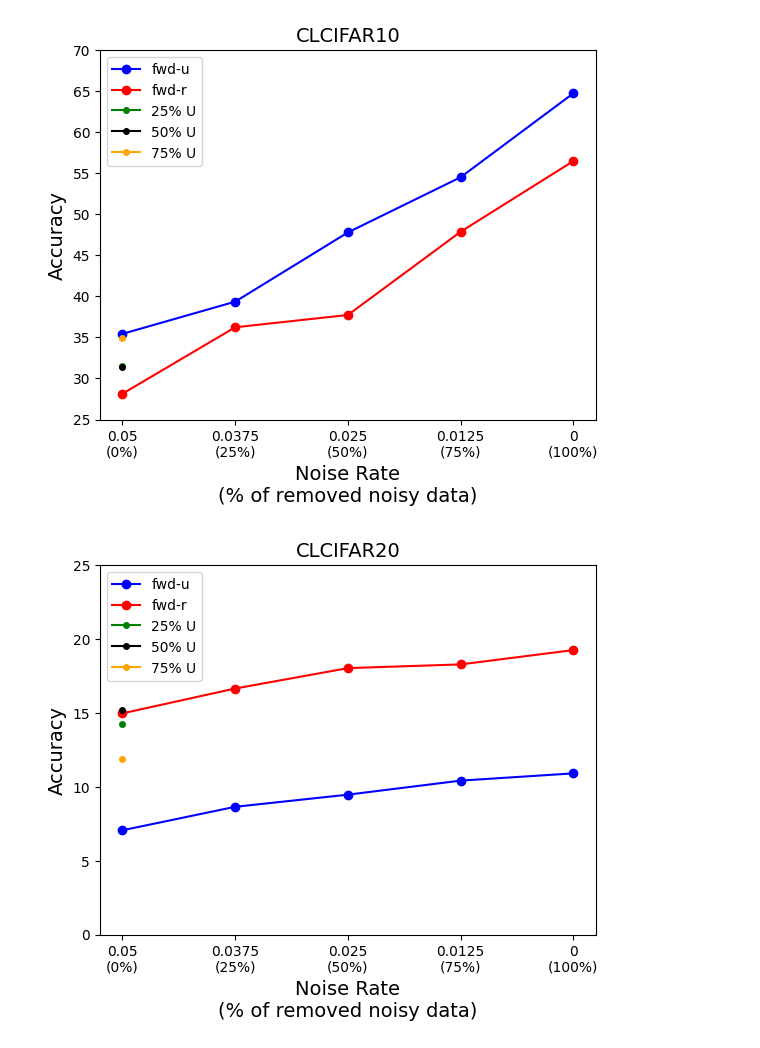
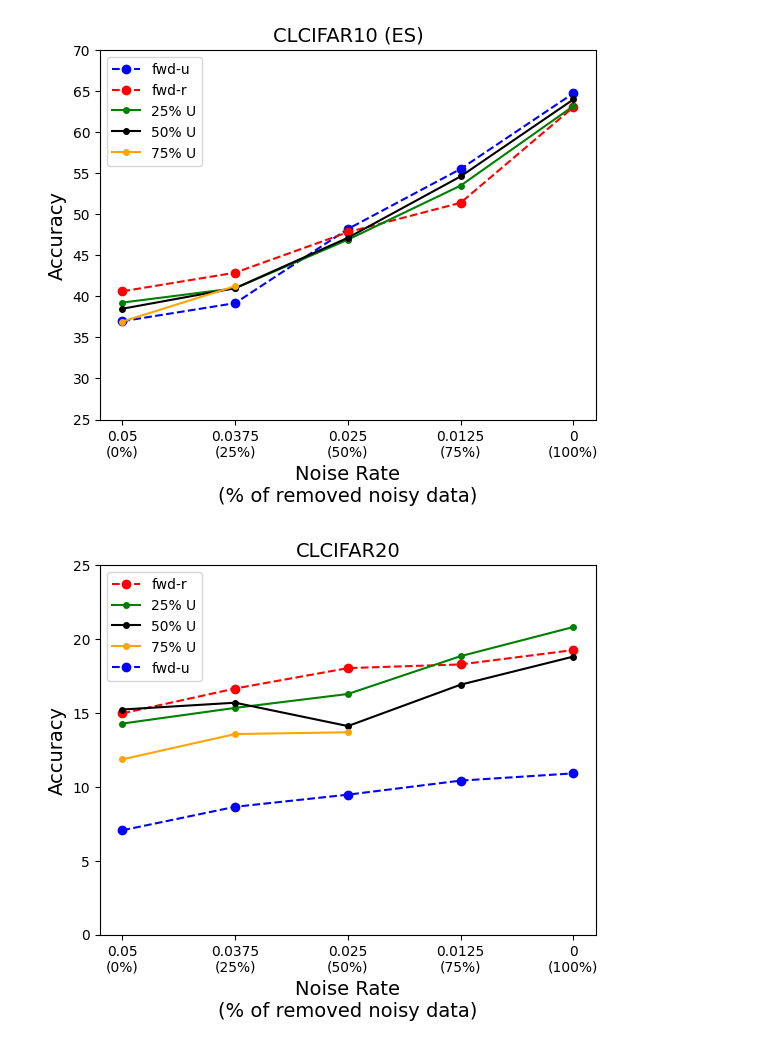
Before and after one commit to anthony-wss/cll-experiment, a Jupyter notebook: results/interpolate/analysis.ipynb, the cells around one changed output. Drawn from its saved outputs; the diff is of its cells as text; code cells hidden in the pictures.

Commit message:
clcifar-n

```diff
--- a/results/interpolate/analysis.ipynb
+++ b/results/interpolate/analysis.ipynb
@@ -91,81 +128,62 @@ clcifar20 0.75 0.1185 0.1243
 # %%
 # fwd-r, 25% U + 75% T, ..., fwd-U
-res_clcifar10 = [28.14, 31.53, 31.4, 34.87, 35.43]
-res_clcifar10_es = [40.16, 39.24, 38.49, 36.93, 36.97]
+clcifar10_alpha_0_es = [40.61, 42.88, 47.81, 51.39, 63.03]
+clcifar10_alpha_25_es = [39.24, 40.98, 46.9, 53.48, 63.16]
+clcifar10_alpha_50_es = [38.49, 40.99, 47.13, 54.6, 63.97]
+clcifar10_alpha_75_es = [36.93, 41.24]
+clcifar10_alpha_100_es = [36.97, 39.17, 48.2, 55.51, 64.72]
 
-res_clcifar20 = []
 import matplotlib.pyplot as plt
-
-# Define the data
-fwd_u = [35.43, 39.35, 47.78, 54.5, 64.72]
-fwd_r = [28.14, 36.23, 37.73, 47.86, 56.47]
-
-uniform_clcifar10_fwd = 48.44
 
 # Create the plot
 fig, ax = plt.subplots()
-ax.plot(fwd_u, linestyle='solid', marker='o', color='blue', label='fwd-u')
-# ax.plot(fwd_u_es, linestyle='--', marker='^', color='blue', label='fwd-u(ES)')
-ax.plot(fwd_r, linestyle='solid', marker='o', color='red', label='fwd-r')
+ax.plot(clcifar10_alpha_100_es, linestyle='--', marker='o', color='blue', label='fwd-u')
+ax.plot(clcifar10_alpha_0_es, linestyle='--', marker='o', color='red', label='fwd-r')
 
-ax.plot(0, res_clcifar10[1], marker="o", markersize=4, color='green', label='25% U')
-ax.plot(0, res_clcifar10[2], marker="o", markersize=4, color='black', label='50% U')
-ax.plot(0, res_clcifar10[3], marker="o", markersize=4, color='orange', label='75% U')
+ax.plot(clcifar10_alpha_25_es, marker="o", markersize=4, color='green', label='25% U')
+ax.plot(clcifar10_alpha_50_es, marker="o", markersize=4, color='black', label='50% U')
+ax.plot(clcifar10_alpha_75_es, marker="o", markersize=4, color='orange', label='75% U')
 # ax.plot(fwd_r_es, linestyle='--', marker='^', color='red', label='fwd-r(ES)')
 # ax.axhline(y=uniform_clcifar10_fwd, color='tomato', label='uniform CL')
 
 xticks = ["0.05\n(0%)", "0.0375\n(25%)", "0.025\n(50%)", "0.0125\n(75%)", "0\n(100%)"]
 # ax.fill_between(xticks, fwd_u, fwd_u_es, where=fwd_u_es>=fwd_u, interpolate=True, color='gray', alpha=0.3)
 # ax.fill_between(xticks, y1, y2, where=y2<y1, interpolate=True, color='green', alpha=0.3)
 
 # Add labels and legend
 ax.set_xlabel('Noise Rate\n(% of removed noisy data)', fontsize=14)
 
-ax.set_xticks(range(len(fwd_u)))
+ax.set_xticks(range(len(clcifar10_alpha_100_es)))
 ax.set_xticklabels(xticks)
 
 yticks = list(range(25, 71, 5))
 ax.set_yticks(yticks)
 
 ax.set_ylabel('Accuracy', fontsize=14)
-ax.set_title('CLCIFAR10', fontsize=14)
+ax.set_title('CLCIFAR10 (ES)', fontsize=14)
 ax.legend()
 
-plt.savefig("./fwd-int-clcifar10.png")
+plt.savefig("./fwd-int-clcifar10-es.png")
 plt.show()
 # %% [output]
-[figure, old version]
+[figure, new version]
 # %%
 # fwd-r, 25% U + 75% T, ..., fwd-U
-res_clcifar20 = [14.96, 14.27, 15.22, 11.85, 7.05]
-
-fwd_u = [7.05, 8.64, 9.46, 10.41, 10.9]
-fwd_r = [14.96, 16.64, 18.02, 18.27, 19.24]
-"""
-eta 0.25
-clcifar10 0.25 0.3153 0.3924
-clcifar20 0.25 0.1427 0.1868
-eta 0.5
-clcifar10 0.5 0.314 0.3849
-clcifar20 0.5 0.1522 0.1674
-eta 0.75
-clcifar10 0.75 0.3487 0.3693
-clcifar20 0.75 0.1185 0.1243
-"""
+clcifar20_alpha_0 = [14.96, 16.64, 18.02, 18.27, 19.24]
+clcifar20_alpha_25 = [14.27, 15.33, 16.27, 18.83, 20.8]
+clcifar20_alpha_50 = [15.22, 15.68, 14.1, 16.9, 18.8]
+clcifar20_alpha_75 = [11.85, 13.56, 13.68]
+clcifar20_alpha_100 = [7.05, 8.64, 9.46, 10.41, 10.9]
 
 import matplotlib.pyplot as plt
 
-uniform_clcifar10_fwd = 48.44
-
 # Create the plot
 fig, ax = plt.subplots()
-ax.plot(fwd_u, linestyle='solid', marker='o', color='blue', label='fwd-u')
-# ax.plot(fwd_u_es, linestyle='--', marker='^', color='blue', label='fwd-u(ES)')
-ax.plot(fwd_r, linestyle='solid', marker='o', color='red', label='fwd-r')
-
-ax.plot(0, res_clcifar20[1], marker="o", markersize=4, color='green', label='25% U')
-ax.plot(0, res_clcifar20[2], marker="o", markersize=4, color='black', label='50% U')
-ax.plot(0, res_clcifar20[3], marker="o", markersize=4, color='orange', label='75% U')
+ax.plot(clcifar20_alpha_0, linestyle='--', marker='o', color='red', label='fwd-r')
+ax.plot(clcifar20_alpha_25, marker="o", markersize=4, color='green', label='25% U')
+ax.plot(clcifar20_alpha_50, marker="o", markersize=4, color='black', label='50% U')
+ax.plot(clcifar20_alpha_75, marker="o", markersize=4, color='orange', label='75% U')
+ax.plot(clcifar20_alpha_100, linestyle='--', marker='o', color='blue', label='fwd-u')
 # ax.plot(fwd_r_es, linestyle='--', marker='^', color='red', label='fwd-r(ES)')
 # ax.axhline(y=uniform_clcifar10_fwd, color='tomato', label='uniform CL')
 
@@ -176,7 +194,7 @@ xticks = ["0.05\n(0%)", "0.0375\n(25%)", "0.025\n(50%)", "0.0125\n(75%)", "0\n(1
 # Add labels and legend
 ax.set_xlabel('Noise Rate\n(% of removed noisy data)', fontsize=14)
 
-ax.set_xticks(range(len(fwd_u)))
+ax.set_xticks(range(len(clcifar20_alpha_100)))
 ax.set_xticklabels(xticks)
 
 yticks = list(range(0, 30, 5))
@@ -189,4 +207,4 @@ ax.legend()
 plt.savefig("./fwd-int-clcifar20.png")
 plt.show()
 # %% [output]
-[figure, old version]
+[figure, new version]
```
Also changed, not shown: parts of 7 cells of this notebook, 7 other files.
